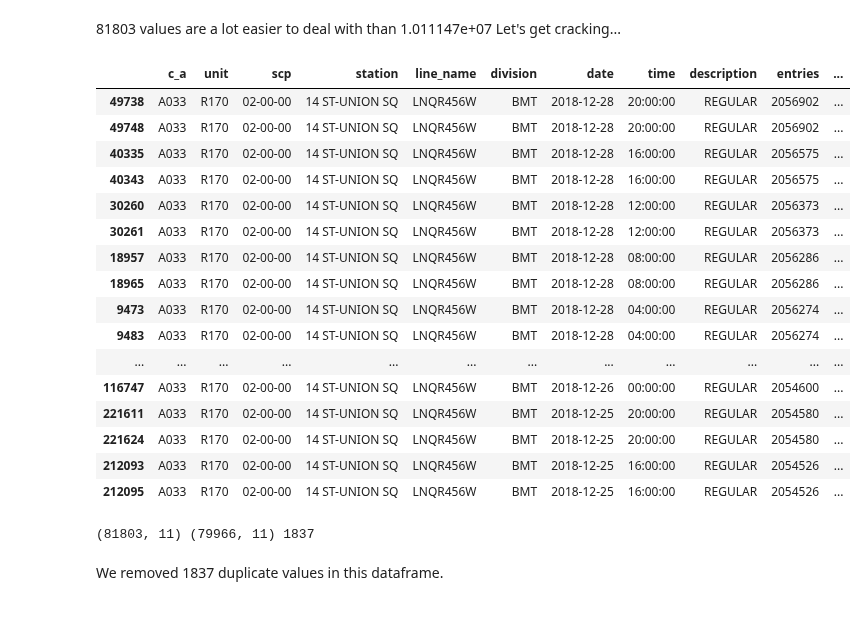
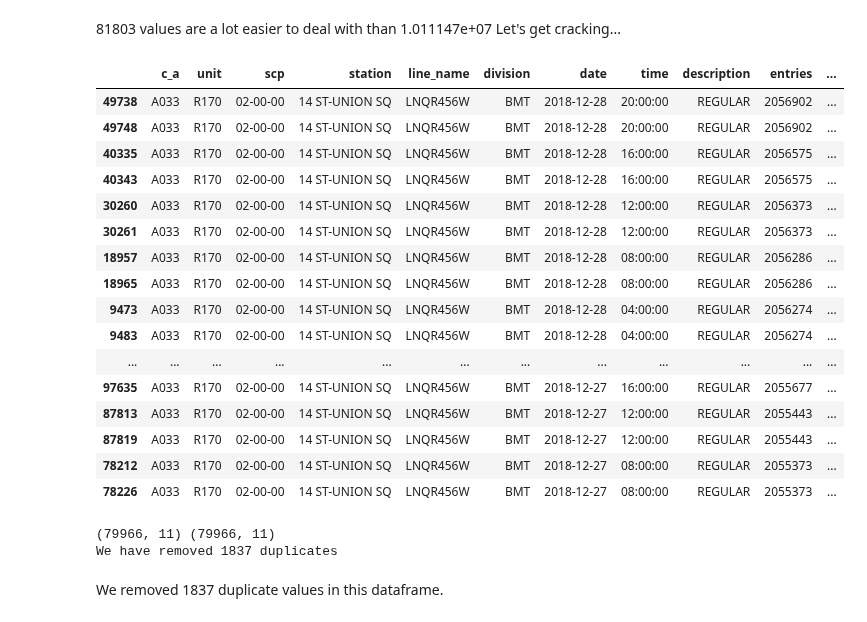
Before and after one commit to MahfuzurRahmanMiah/MTA_Turnstile_Data, a Jupyter notebook: MTA_Turnstile_Data.ipynb, the cells around one changed output. Drawn from its saved outputs; the diff is of its cells as text; code cells hidden in the pictures.

```diff
--- a/MTA_Turnstile_Data.ipynb
+++ b/MTA_Turnstile_Data.ipynb
@@ -80,8 +80,8 @@ There are 5039144 unique values in column 'exits'.
 station_name = "14 ST-UNION SQ"
 
 # make new data frames to avoid hidden chaining
-df_station = df[df.station == station_name].copy()
-print(df_station.shape)
+df_st = df[df.station == station_name].copy()
+print(df_st.shape)
 # %% [output]
 (81803, 11)
 # %% [markdown]
@@ -89,30 +89,32 @@ print(df_station.shape)
 Let's get cracking...
 # %%
 #What's the data look like now?
-df_station.head(40)
+df_st.head(20)
 # %% [output]
 |  | c_a | unit | scp | station | line_name | division | date | time | description | entries | ... |
 | 49738 | A033 | R170 | 02-00-00 | 14 ST-UNION SQ | LNQR456W | BMT | 2018-12-28 | 20:00:00 | REGULAR | 2056902 | ... |
 | 49748 | A033 | R170 | 02-00-00 | 14 ST-UNION SQ | LNQR456W | BMT | 2018-12-28 | 20:00:00 | REGULAR | 2056902 | ... |
 | 40335 | A033 | R170 | 02-00-00 | 14 ST-UNION SQ | LNQR456W | BMT | 2018-12-28 | 16:00:00 | REGULAR | 2056575 | ... |
 | 40343 | A033 | R170 | 02-00-00 | 14 ST-UNION SQ | LNQR456W | BMT | 2018-12-28 | 16:00:00 | REGULAR | 2056575 | ... |
 | 30260 | A033 | R170 | 02-00-00 | 14 ST-UNION SQ | LNQR456W | BMT | 2018-12-28 | 12:00:00 | REGULAR | 2056373 | ... |
 | 30261 | A033 | R170 | 02-00-00 | 14 ST-UNION SQ | LNQR456W | BMT | 2018-12-28 | 12:00:00 | REGULAR | 2056373 | ... |
 | 18957 | A033 | R170 | 02-00-00 | 14 ST-UNION SQ | LNQR456W | BMT | 2018-12-28 | 08:00:00 | REGULAR | 2056286 | ... |
 | 18965 | A033 | R170 | 02-00-00 | 14 ST-UNION SQ | LNQR456W | BMT | 2018-12-28 | 08:00:00 | REGULAR | 2056286 | ... |
 | 9473 | A033 | R170 | 02-00-00 | 14 ST-UNION SQ | LNQR456W | BMT | 2018-12-28 | 04:00:00 | REGULAR | 2056274 | ... |
 | 9483 | A033 | R170 | 02-00-00 | 14 ST-UNION SQ | LNQR456W | BMT | 2018-12-28 | 04:00:00 | REGULAR | 2056274 | ... |
 | ... | ... | ... | ... | ... | ... | ... | ... | ... | ... | ... | ... |
-| 116747 | A033 | R170 | 02-00-00 | 14 ST-UNION SQ | LNQR456W | BMT | 2018-12-26 | 00:00:00 | REGULAR | 2054600 | ... |
-| 221611 | A033 | R170 | 02-00-00 | 14 ST-UNION SQ | LNQR456W | BMT | 2018-12-25 | 20:00:00 | REGULAR | 2054580 | ... |
-| 221624 | A033 | R170 | 02-00-00 | 14 ST-UNION SQ | LNQR456W | BMT | 2018-12-25 | 20:00:00 | REGULAR | 2054580 | ... |
-| 212093 | A033 | R170 | 02-00-00 | 14 ST-UNION SQ | LNQR456W | BMT | 2018-12-25 | 16:00:00 | REGULAR | 2054526 | ... |
-| 212095 | A033 | R170 | 02-00-00 | 14 ST-UNION SQ | LNQR456W | BMT | 2018-12-25 | 16:00:00 | REGULAR | 2054526 | ... |
+| 97635 | A033 | R170 | 02-00-00 | 14 ST-UNION SQ | LNQR456W | BMT | 2018-12-27 | 16:00:00 | REGULAR | 2055677 | ... |
+| 87813 | A033 | R170 | 02-00-00 | 14 ST-UNION SQ | LNQR456W | BMT | 2018-12-27 | 12:00:00 | REGULAR | 2055443 | ... |
+| 87819 | A033 | R170 | 02-00-00 | 14 ST-UNION SQ | LNQR456W | BMT | 2018-12-27 | 12:00:00 | REGULAR | 2055443 | ... |
+| 78212 | A033 | R170 | 02-00-00 | 14 ST-UNION SQ | LNQR456W | BMT | 2018-12-27 | 08:00:00 | REGULAR | 2055373 | ... |
+| 78226 | A033 | R170 | 02-00-00 | 14 ST-UNION SQ | LNQR456W | BMT | 2018-12-27 | 08:00:00 | REGULAR | 2055373 | ... |
 # %%
-df_station_cleaned = df_station.drop_duplicates().copy()
-print(df_station.shape, df_station_cleaned.shape, df_station.shape[0] - df_station_cleaned.shape[0])
+df_st1 = df_st.drop_duplicates().copy()
+print(df_st1.shape, df_st1.shape)
+print("We have removed", df_st.shape[0] - df_st1.shape[0], "duplicates")
 # %% [output]
-(81803, 11) (79966, 11) 1837
+(79966, 11) (79966, 11)
+We have removed 1837 duplicates
 # %% [markdown]
 We removed 1837 duplicate values in this dataframe.
 # %%
```
Also changed, not shown: parts of 21 cells of this notebook.
